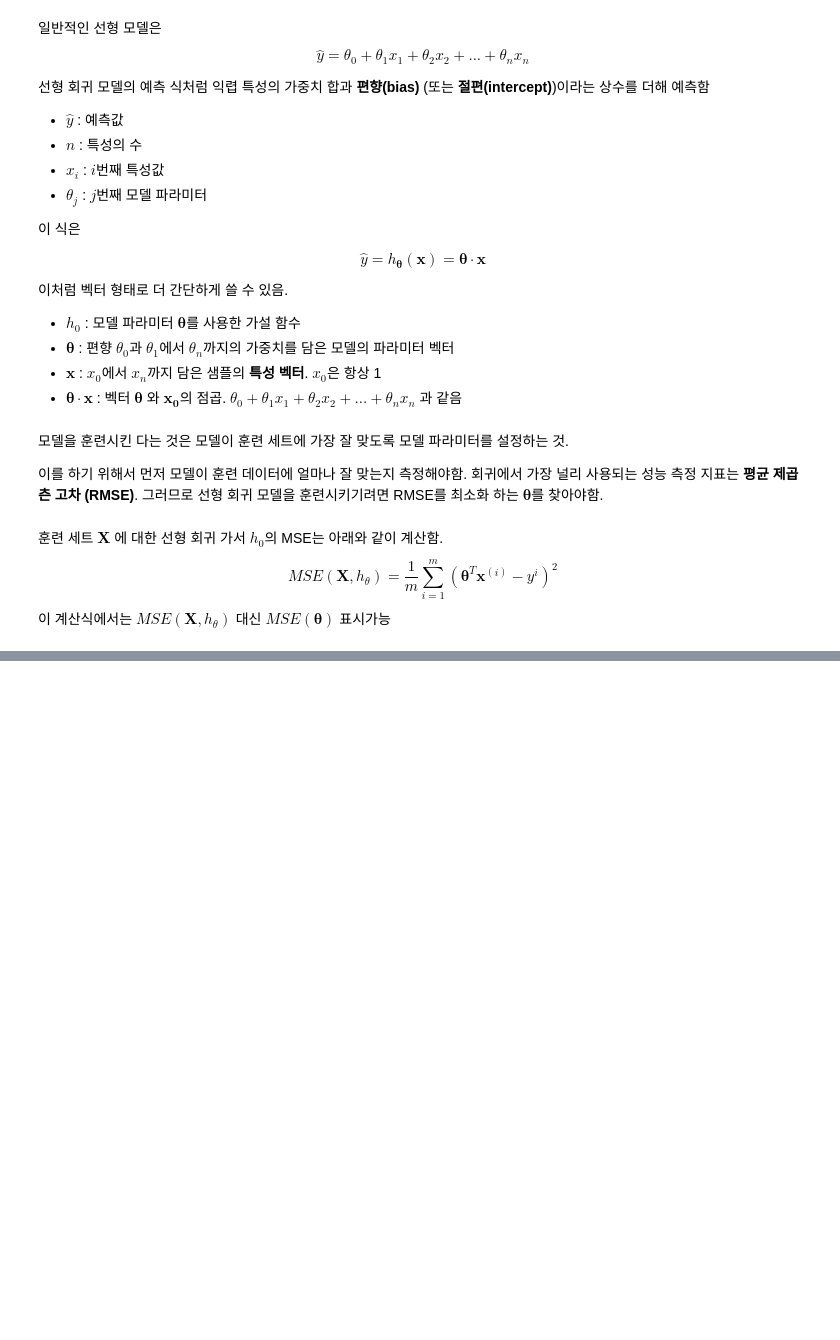
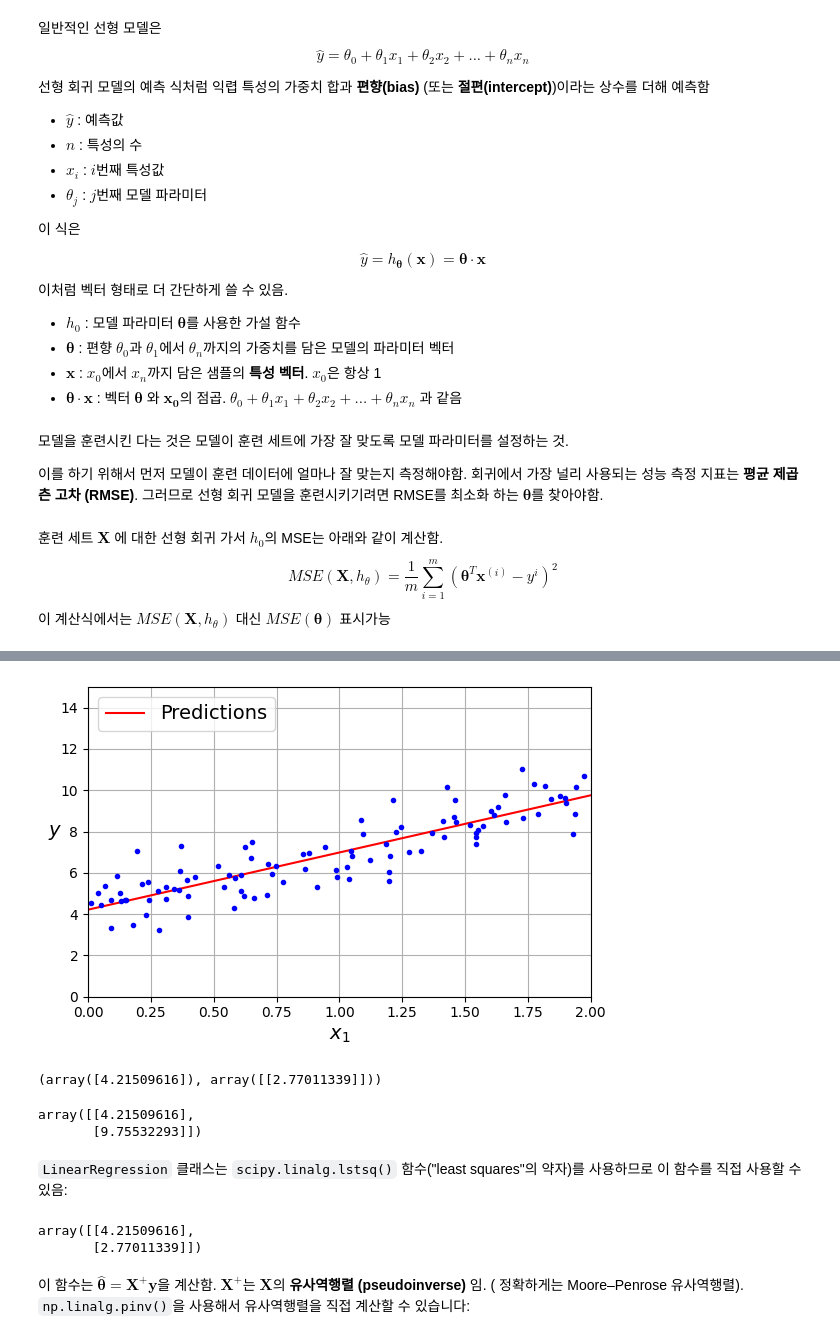
Before and after one commit to doyeon789/Study-AI, a Jupyter notebook: Hands-On ML3 Practice/04_training_linear_models/04_training_linear_models.ipynb, the cells around one changed output, grey strips where cells are left out. Drawn from its saved outputs; the diff is of its cells as text; code cells hidden in the pictures; blank space fills up the shorter version.

```diff
--- a/Hands-On ML3 Practice/04_training_linear_models/04_training_linear_models.ipynb
+++ b/Hands-On ML3 Practice/04_training_linear_models/04_training_linear_models.ipynb
@@ -80,0 +115,5 @@ $$
+# %%
+from sklearn.preprocessing import add_dummy_feature
+
+X_b = add_dummy_feature(X)  # 각 샘플에 x0 = 1을 추가합니다.
+theta_best = np.linalg.inv(X_b.T @ X_b) @ X_b.T @ y
@@ -80,0 +135,40 @@ $$
+# %%
+import matplotlib.pyplot as plt
+
+plt.figure(figsize=(6, 4))
+plt.plot(X_new, y_predict, "r-", label="Predictions")
+plt.plot(X, y, "b.")
+
+plt.xlabel("$x_1$")
+plt.ylabel("$y$", rotation=0)
+plt.axis([0, 2, 0, 15])
+plt.grid()
+plt.legend(loc="upper left")
+save_fig("linear_model_predictions_plot")
+
+plt.show()
+# %% [output]
+[figure, added]
+# %%
+from sklearn.linear_model import LinearRegression
+
+lin_reg = LinearRegression()
+lin_reg.fit(X, y)
+lin_reg.intercept_, lin_reg.coef_
+# %% [output]
+(array([4.21509616]), array([[2.77011339]]))
+# %%
+lin_reg.predict(X_new)
+# %% [output]
+array([[4.21509616],
+       [9.75532293]])
+# %% [markdown]
+`LinearRegression` 클래스는 `scipy.linalg.lstsq()` 함수("least squares"의 약자)를 사용하므로 이 함수를 직접 사용할 수 있음:
+# %%
+theta_best_svd, residuals, rank, s = np.linalg.lstsq(X_b, y, rcond=1e-6)
+theta_best_svd
+# %% [output]
+array([[4.21509616],
+       [2.77011339]])
+# %% [markdown]
+이 함수는 $\hat{\mathbf{\theta}} = \mathbf{X}^+\mathbf{y}$을 계산함. $\mathbf{X}^{+}$는 $\mathbf{X}$의 **유사역행렬 (pseudoinverse)** 임. ( 정확하게는 Moore–Penrose 유사역행렬). `np.linalg.pinv()`을 사용해서 유사역행렬을 직접 계산할 수 있습니다:
```
Also changed, not shown: parts of 11 cells of this notebook.
